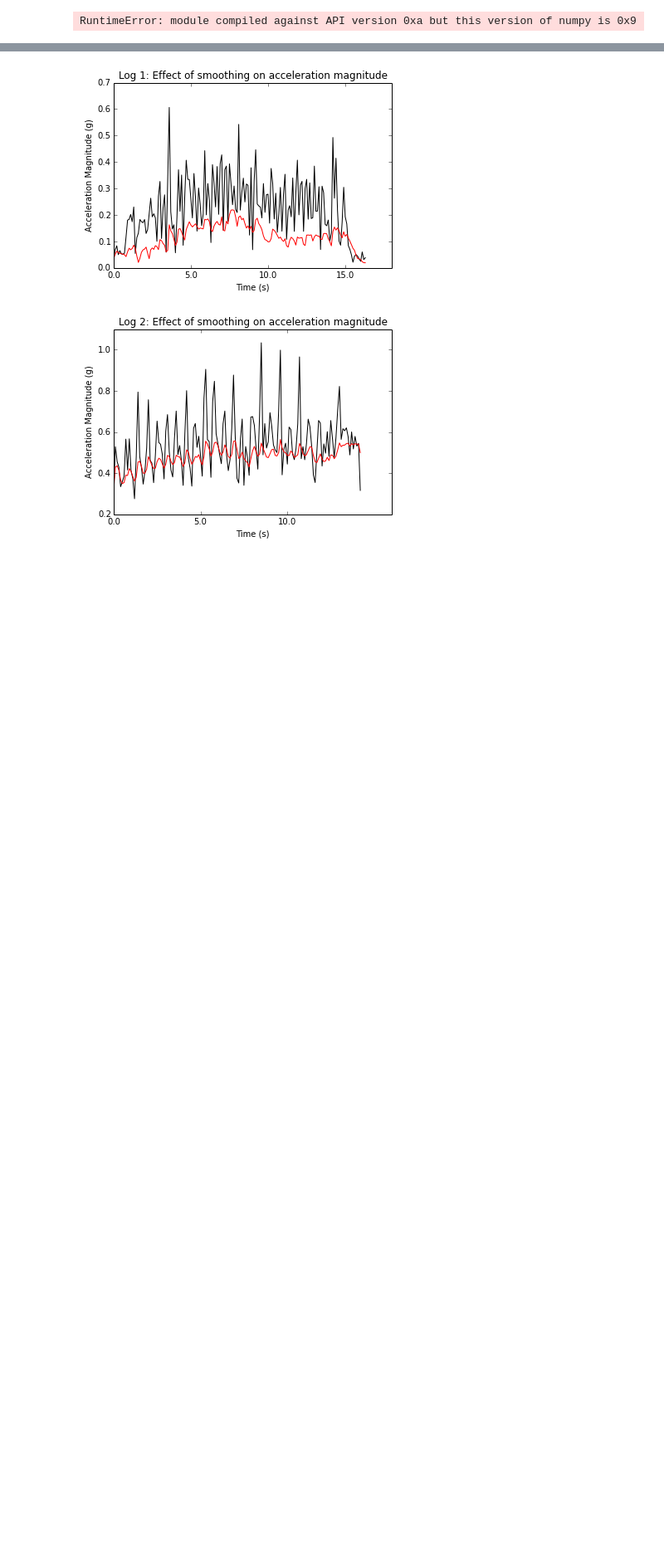
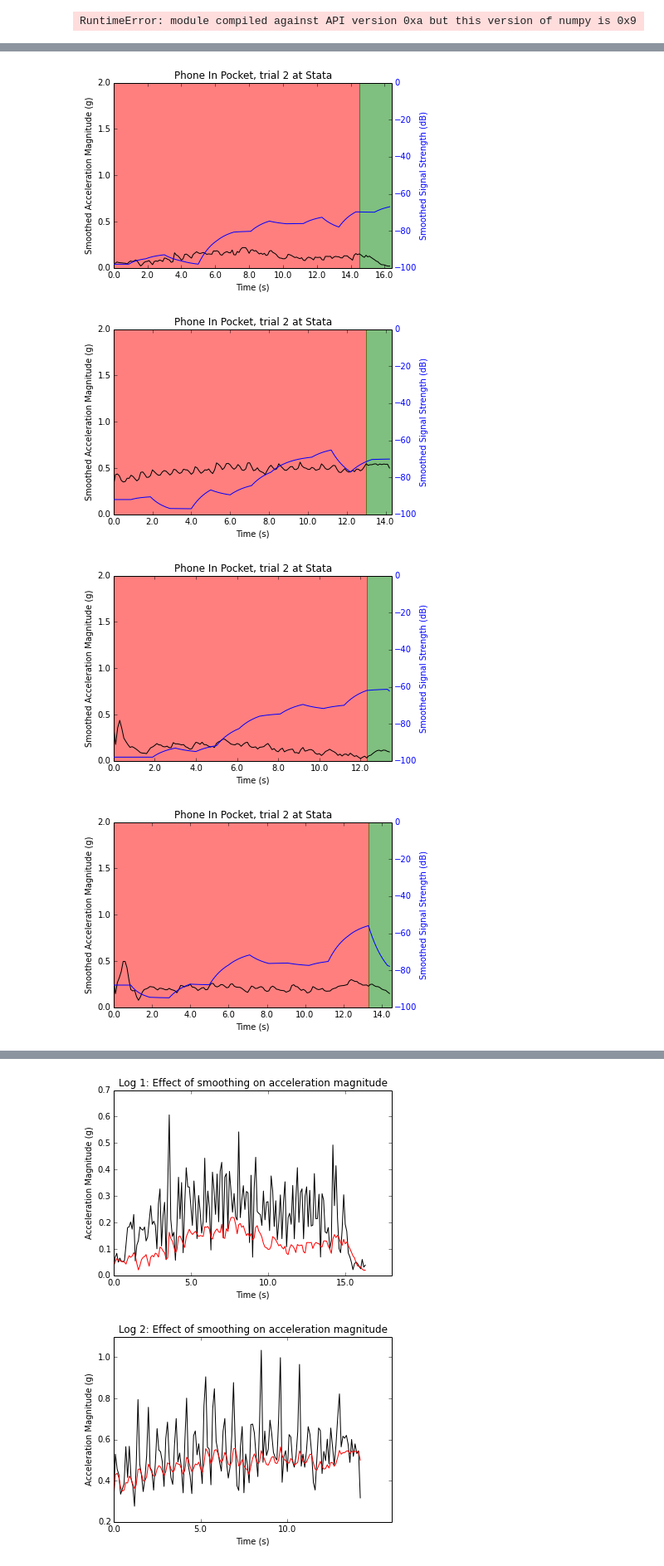
Before and after one commit to atitus5/6s062-Project, a Jupyter notebook: logs/4_19/Log Data Analysis.ipynb, the cells around one changed output, grey strips where cells are left out. Shown at 83% size. Drawn from its saved outputs; the diff is of its cells as text; code cells hidden in the pictures; blank space fills up the shorter version.

```diff
--- a/logs/4_19/Log Data Analysis.ipynb
+++ b/logs/4_19/Log Data Analysis.ipynb
@@ -117 +120,55 @@ for i in xrange(1, 19):
 ... (6 outputs left out)
+# %%
+for raw_dataframe in log_dataframes:
+    rssi_window_size = 20
+    raw_dataframe["Smoothed RSSI"] = pd.ewma(raw_dataframe["RSSI"].values, span=rssi_window_size)
+
+    acc_window_size = 10
+
+    raw_dataframe["Smoothed Acc_X"] = pd.ewma(raw_dataframe["Acc_X"].values, span=acc_window_size)
+    raw_dataframe["Smoothed Acc_Y"] = pd.ewma(raw_dataframe["Acc_Y"].values, span=acc_window_size)
+    raw_dataframe["Smoothed Acc_Z"] = pd.ewma(raw_dataframe["Acc_Z"].values, span=acc_window_size)
+
+    smoothed_acc_mags = raw_dataframe[["Smoothed Acc_X", "Smoothed Acc_Y", "Smoothed Acc_Z"]].apply(magnitude, axis=1)
+    x_vals = range(len(smoothed_acc_mags))
+
+    fig, ax1 = plt.subplots()
+    ax1.plot(x_vals, smoothed_acc_mags, 'k')
+    ax1.set_xlabel('Time (s)')
+    plt.xticks(np.arange(0, len(x_vals), 20.0))
+    ax1.set_xticklabels(map(lambda x: x / 10.0, np.arange(0, len(x_vals), 20.0)))
+
+    first_unlock = 0
+    for j in xrange(len(x_vals)):
+        first_unlock = j
+        if raw_dataframe["Unlock Requested"].iloc[j] == 1:
+            break
+
+    ax1.axvspan(0, first_unlock, alpha=0.5, color='red')
+    ax1.axvspan(first_unlock, len(x_vals), alpha=0.5, color='green')
+
+    # Make the y-axis label and tick labels match the line color.
+    ax1.set_ylabel('Smoothed Acceleration Magnitude (g)', color='k')
+    ax1.set_ylim([0.0, 2.0])
+    for tl in ax1.get_yticklabels():
+        tl.set_color('k')
+
+    ax2 = ax1.twinx()
+    ax2.plot(x_vals, raw_dataframe["Smoothed RSSI"], 'b')
+    ax2.set_ylabel('Smoothed Signal Strength (dB)', color='b')
+    ax2.set_ylim([-100, 0])
+    for tl in ax2.get_yticklabels():
+        tl.set_color('b')
+
+    location = locations[(i - 1) / 6]
+    use_case = use_cases[((i - 1) / trials) % len(use_cases)]
+    trial = (i - 1) % trials + 1
+
+    plt.title("Phone %s, trial %d at %s" % (use_case, trial, location))
+
+    plt.show()
+# %% [output]
+[figure, added]
+[figure, added]
+[figure, added]
+[figure, added]
```
Also changed, not shown: parts of 2 cells of this notebook, 3 other files.
